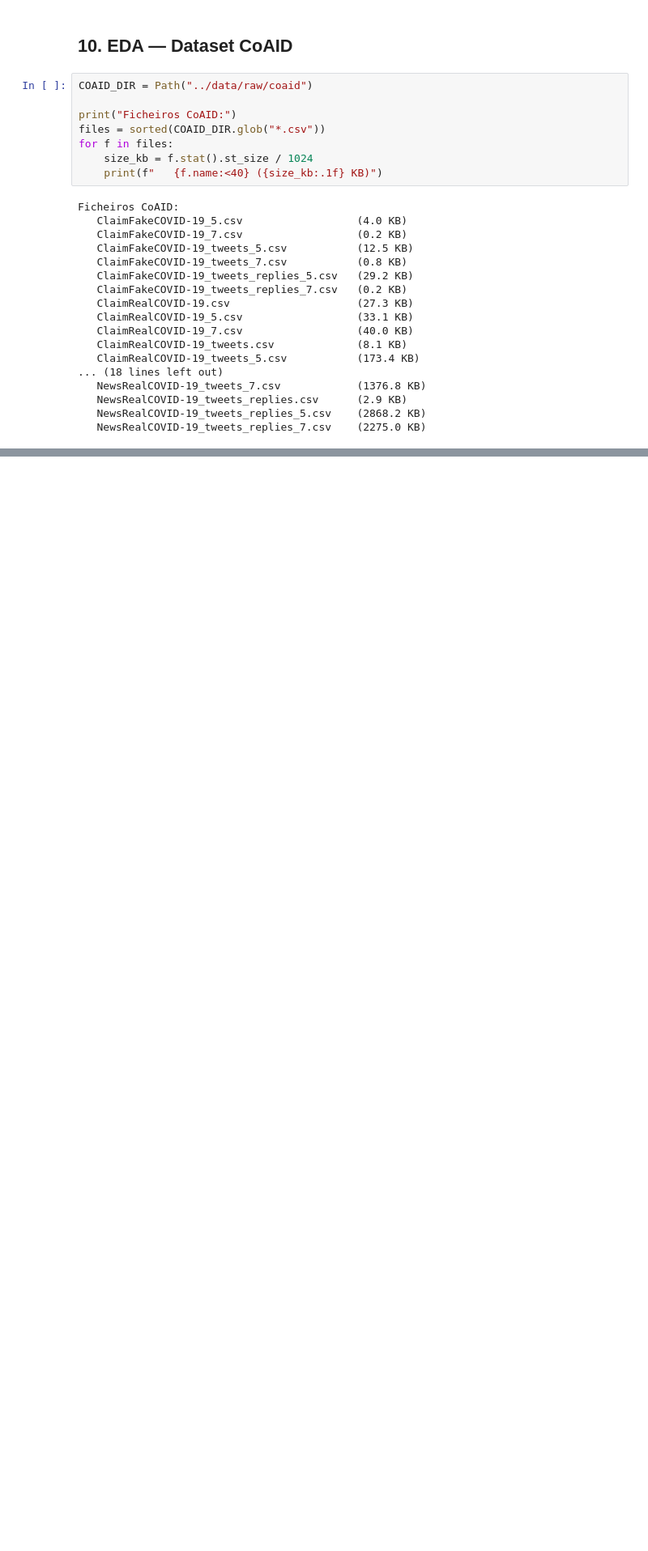
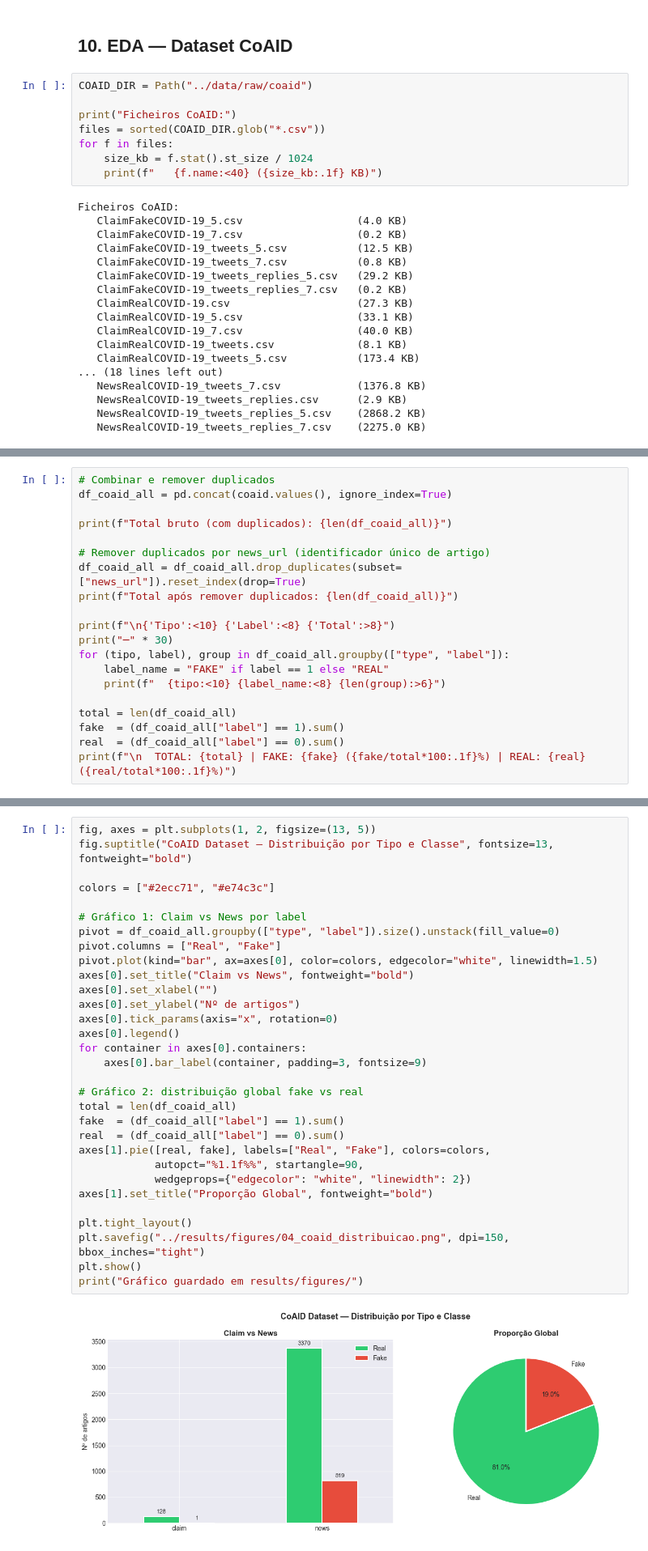
Before and after one commit to D1ana-bd/fakenews-project, a Jupyter notebook: notebooks/01_exploratory_analysis.ipynb, the cells around one changed output, grey strips where cells are left out. Shown at 81% size. Saved outputs shown, nothing was run; the diff lists cells and outputs as text; blank space fills up the shorter version.

```diff
--- a/notebooks/01_exploratory_analysis.ipynb
+++ b/notebooks/01_exploratory_analysis.ipynb
@@ -638,0 +679,20 @@ Ficheiros CoAID:
+# %%
+# Combinar e remover duplicados
+df_coaid_all = pd.concat(coaid.values(), ignore_index=True)
+
+print(f"Total bruto (com duplicados): {len(df_coaid_all)}")
+
+# Remover duplicados por news_url (identificador único de artigo)
+df_coaid_all = df_coaid_all.drop_duplicates(subset=["news_url"]).reset_index(drop=True)
+print(f"Total após remover duplicados: {len(df_coaid_all)}")
+
+print(f"\n{'Tipo':<10} {'Label':<8} {'Total':>8}")
+print("─" * 30)
+for (tipo, label), group in df_coaid_all.groupby(["type", "label"]):
+    label_name = "FAKE" if label == 1 else "REAL"
+    print(f"  {tipo:<10} {label_name:<8} {len(group):>6}")
+
+total = len(df_coaid_all)
+fake  = (df_coaid_all["label"] == 1).sum()
+real  = (df_coaid_all["label"] == 0).sum()
+print(f"\n  TOTAL: {total} | FAKE: {fake} ({fake/total*100:.1f}%) | REAL: {real} ({real/total*100:.1f}%)")
@@ -638,0 +749,33 @@ Ficheiros CoAID:
+# %%
+fig, axes = plt.subplots(1, 2, figsize=(13, 5))
+fig.suptitle("CoAID Dataset — Distribuição por Tipo e Classe", fontsize=13, fontweight="bold")
+
+colors = ["#2ecc71", "#e74c3c"]
+
+# Gráfico 1: Claim vs News por label
+pivot = df_coaid_all.groupby(["type", "label"]).size().unstack(fill_value=0)
+pivot.columns = ["Real", "Fake"]
+pivot.plot(kind="bar", ax=axes[0], color=colors, edgecolor="white", linewidth=1.5)
+axes[0].set_title("Claim vs News", fontweight="bold")
+axes[0].set_xlabel("")
+axes[0].set_ylabel("Nº de artigos")
+axes[0].tick_params(axis="x", rotation=0)
+axes[0].legend()
+for container in axes[0].containers:
+    axes[0].bar_label(container, padding=3, fontsize=9)
+
+# Gráfico 2: distribuição global fake vs real
+total = len(df_coaid_all)
+fake  = (df_coaid_all["label"] == 1).sum()
+real  = (df_coaid_all["label"] == 0).sum()
+axes[1].pie([real, fake], labels=["Real", "Fake"], colors=colors,
+            autopct="%1.1f%%", startangle=90,
+            wedgeprops={"edgecolor": "white", "linewidth": 2})
+axes[1].set_title("Proporção Global", fontweight="bold")
+
+plt.tight_layout()
+plt.savefig("../results/figures/04_coaid_distribuicao.png", dpi=150, bbox_inches="tight")
+plt.show()
+print("Gráfico guardado em results/figures/")
+# %% [output]
+[figure, added]
```
Also changed, not shown: parts of 8 cells of this notebook.
